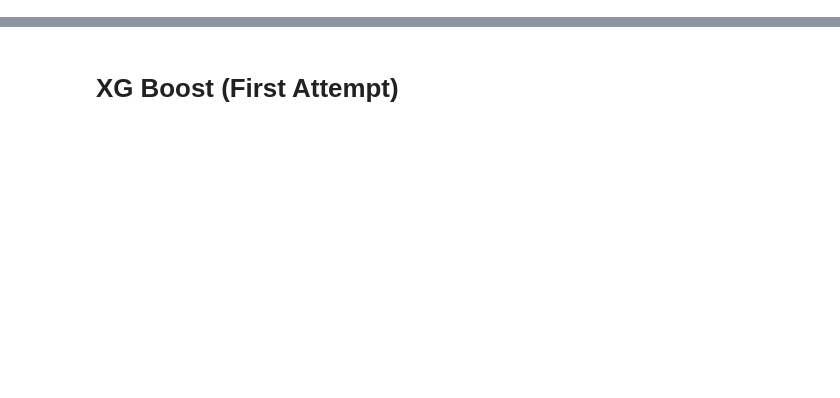
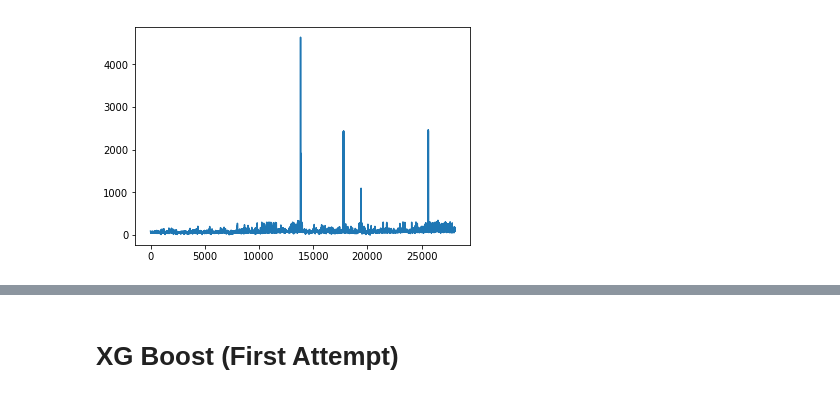
Before and after one commit to DonaldTurton/AT2_Advanced_Data_Algorithms, a Jupyter notebook: AT2_GetData.ipynb, the cells around one changed output, grey strips where cells are left out. Cells and saved outputs as stored; diff of their text form; code cells hidden in the pictures; blank space fills up the shorter version.

```diff
--- a/AT2_GetData.ipynb
+++ b/AT2_GetData.ipynb
@@ -95,4 +93,11 @@ Daily.global.solar.exposure..MJ.m.m.    584
 dtype: int64
+# %%
+#Plot trend
+Price = data["RRP"].values
+plt.plot(Pred_Test)
+plt.show()
+# %% [output]
+[figure, added]
 # %%
 corr = data.corr()
 plt.figure(figsize=(13,7))
```
Also changed, not shown: parts of 25 cells of this notebook.
